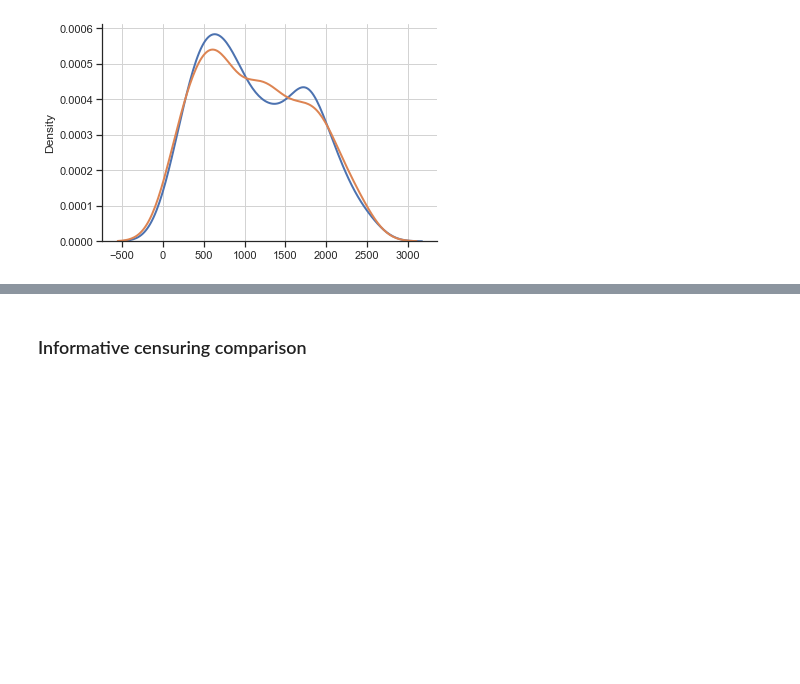
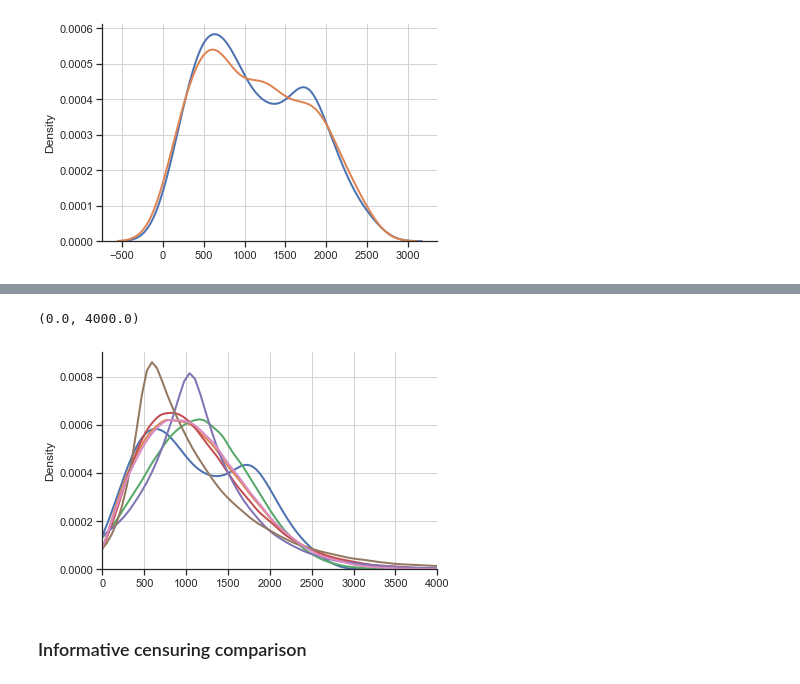
Before and after one commit to iuliivasilev/dev-survivors, a Jupyter notebook: demonstration/Articles/DistributionOfVirtualEvents/TableResults.ipynb, the cells around one changed output, grey strips where cells are left out. Saved outputs shown, nothing was run; the diff lists cells and outputs as text; code cells hidden in the pictures; blank space fills up the shorter version.

```diff
--- a/demonstration/Articles/DistributionOfVirtualEvents/TableResults.ipynb
+++ b/demonstration/Articles/DistributionOfVirtualEvents/TableResults.ipynb
@@ -64,8 +57,0 @@ sns.kdeplot(y_tr[np.where(y_tr["cens"] == 1)[0]]["time"], label="train")
-# %%
-import scipy.stats as stats
-
-sns.kdeplot(y_tr["time"])
-for st in [stats.norm, stats.gamma, stats.laplace, stats.laplace_asymmetric, stats.rayleigh]:
-    params = st.fit(y_tr["time"])
-    sns.kdeplot(st.rvs(*params, size=100000, random_state=42))
-plt.xlim((0, 4000))
@@ -75,3 +64,14 @@ plt.xlim((0, 4000))
+# %%
+import scipy.stats as stats
+
+sns.kdeplot(y_tr["time"])
+for st in [stats.weibull_min, stats.norm, stats.gamma, stats.laplace, stats.laplace_asymmetric, stats.rayleigh]:
+    params = st.fit(y_tr["time"])
+    sns.kdeplot(st.rvs(*params, size=100000, random_state=42))
+plt.xlim((0, 4000))
+# %% [output]
+(0.0, 4000.0)
+[figure, added]
 # %% [markdown]
 ### Informative censuring comparison
 # %%
```
Also changed, not shown: parts of 16 cells of this notebook.
